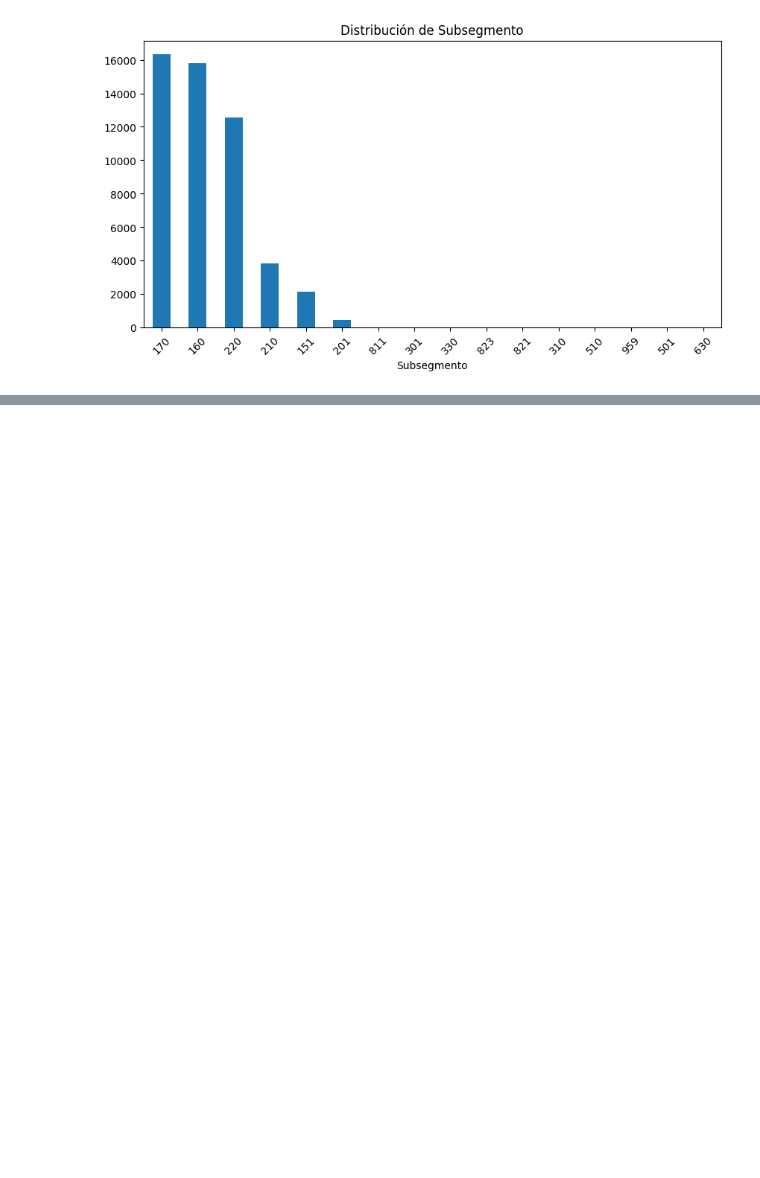
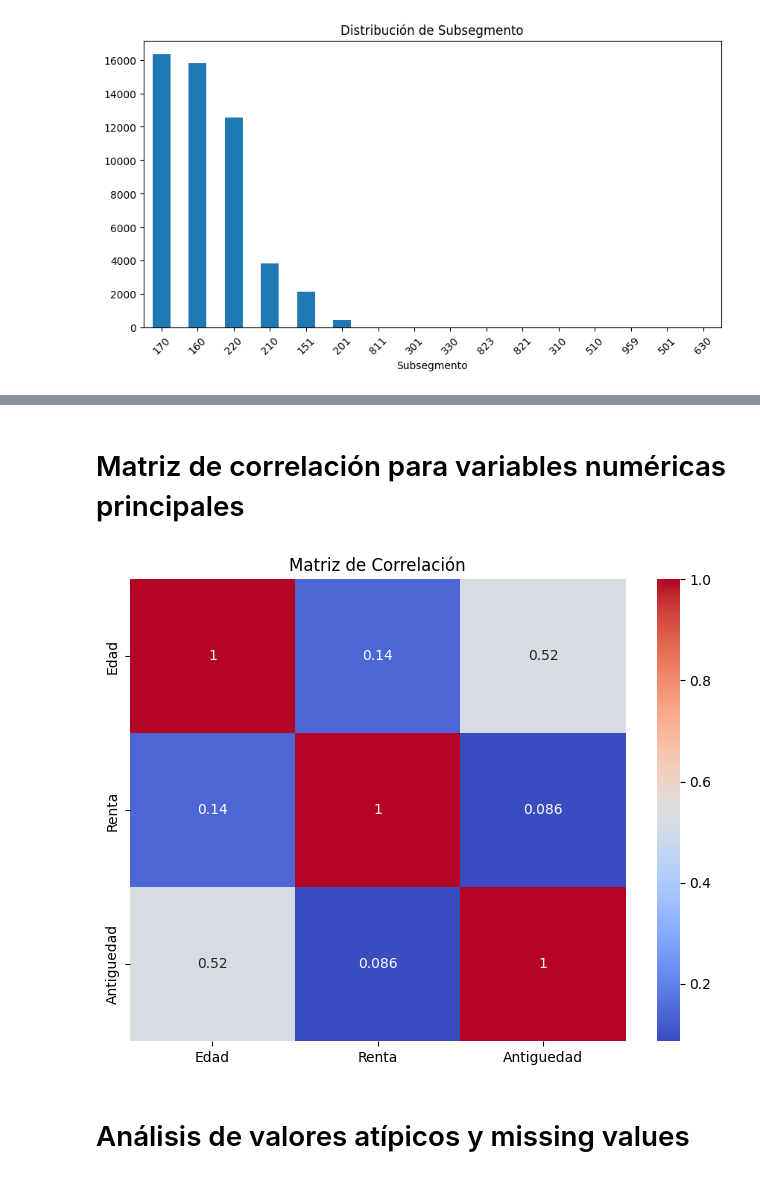
Before and after one commit to Perrogamer777/CasoBancoMonopoly-Dormammu, a Jupyter notebook: monopoly.ipynb, the cells around one changed output, grey strips where cells are left out. Drawn from its saved outputs; the diff is of its cells as text; code cells hidden in the pictures; blank space fills up the shorter version.

```diff
--- a/monopoly.ipynb
+++ b/monopoly.ipynb
@@ -165,0 +275,13 @@ for var in variables_categoricas:
+# %% [markdown]
+# Matriz de correlación para variables numéricas principales
+# %%
+variables_numericas = ['Edad', 'Renta', 'Antiguedad']
+correlation_matrix = df[variables_numericas].corr()
+plt.figure(figsize=(8, 6))
+sns.heatmap(correlation_matrix, annot=True, cmap='coolwarm')
+plt.title('Matriz de Correlación')
+plt.show()
+# %% [output]
+[figure, added]
+# %% [markdown]
+# Análisis de valores atípicos y missing values
```
Also changed, not shown: parts of 20 cells of this notebook, 1 other file.
